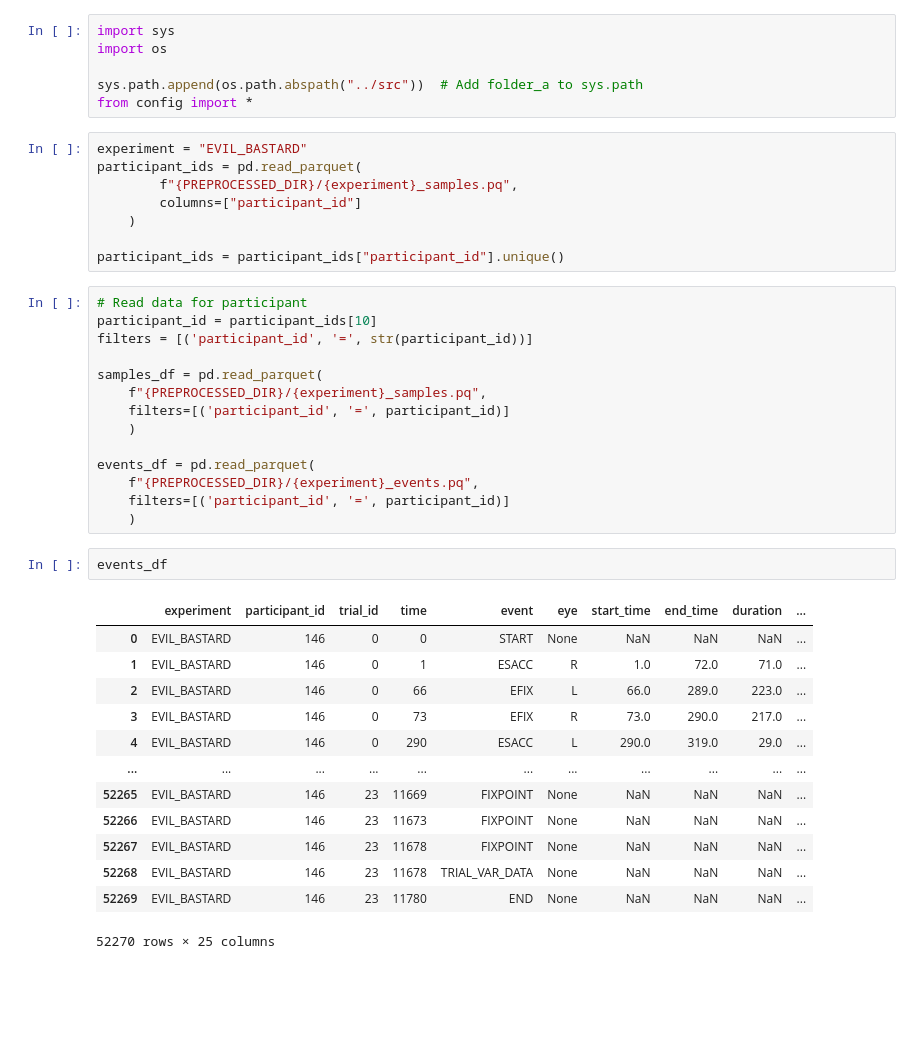
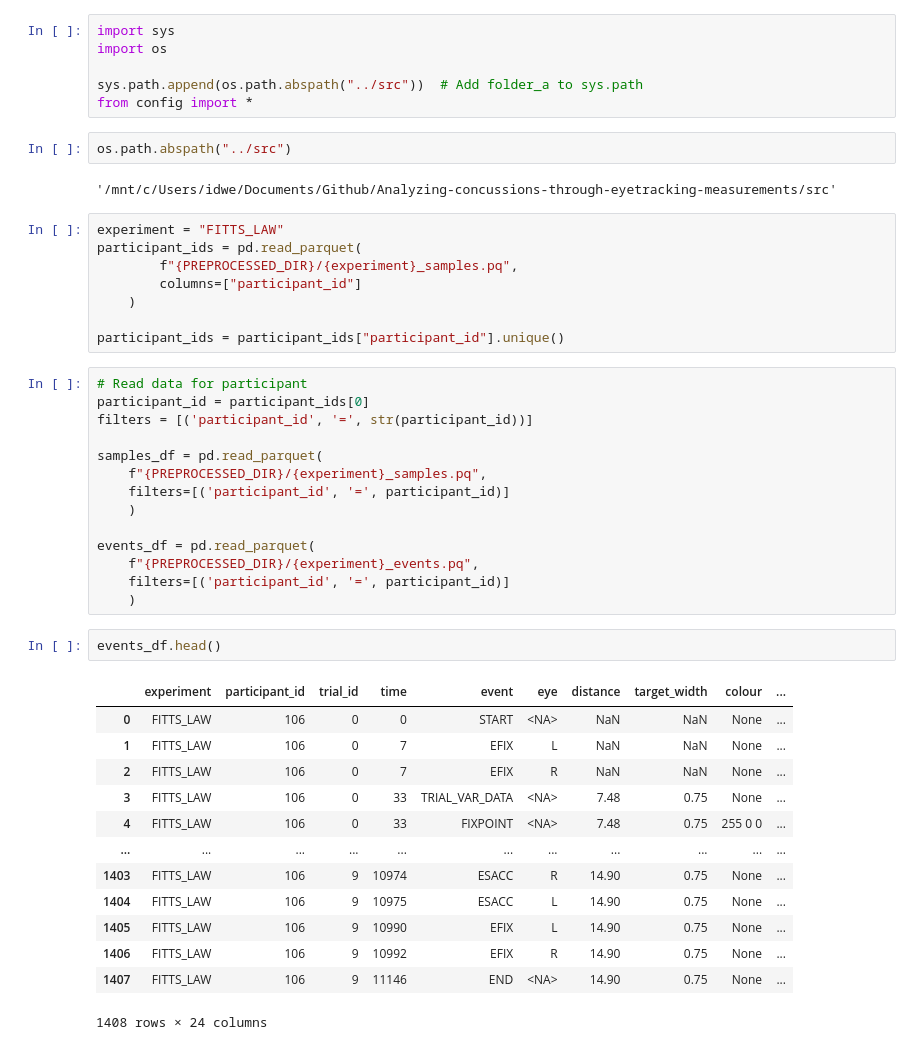
Before and after one commit to krusand/Analyzing-concussions-through-eyetracking-measurements, a Jupyter notebook: VisualisingEyeMovement/VisualisingEyeMovement.ipynb, the cells around one changed output. Drawn from its saved outputs; the diff is of its cells as text; blank space fills up the shorter version.

```diff
--- a/VisualisingEyeMovement/VisualisingEyeMovement.ipynb
+++ b/VisualisingEyeMovement/VisualisingEyeMovement.ipynb
@@ -16,8 +16,12 @@ import os
 
 sys.path.append(os.path.abspath("../src"))  # Add folder_a to sys.path
 from config import *
+# %%
+os.path.abspath("../src")
+# %% [output]
+'/mnt/c/Users/idwe/Documents/Github/Analyzing-concussions-through-eyetracking-measurements/src'
 # %%
-experiment = "EVIL_BASTARD"
+experiment = "FITTS_LAW"
 participant_ids = pd.read_parquet(
         f"{PREPROCESSED_DIR}/{experiment}_samples.pq",
         columns=["participant_id"]
@@ -26,7 +30,7 @@ participant_ids = pd.read_parquet(
 participant_ids = participant_ids["participant_id"].unique()
 # %%
 # Read data for participant
-participant_id = participant_ids[10]
+participant_id = participant_ids[0]
 filters = [('participant_id', '=', str(participant_id))]
 
 samples_df = pd.read_parquet(
@@ -39,21 +43,21 @@ events_df = pd.read_parquet(
     filters=[('participant_id', '=', participant_id)]
     )
 # %%
-events_df
+events_df.head()
 # %% [output]
-|  | experiment | participant_id | trial_id | time | event | eye | start_time | end_time | duration | ... |
-| 0 | EVIL_BASTARD | 146 | 0 | 0 | START | None | NaN | NaN | NaN | ... |
-| 1 | EVIL_BASTARD | 146 | 0 | 1 | ESACC | R | 1.0 | 72.0 | 71.0 | ... |
-| 2 | EVIL_BASTARD | 146 | 0 | 66 | EFIX | L | 66.0 | 289.0 | 223.0 | ... |
-| 3 | EVIL_BASTARD | 146 | 0 | 73 | EFIX | R | 73.0 | 290.0 | 217.0 | ... |
-| 4 | EVIL_BASTARD | 146 | 0 | 290 | ESACC | L | 290.0 | 319.0 | 29.0 | ... |
+|  | experiment | participant_id | trial_id | time | event | eye | distance | target_width | colour | ... |
+| 0 | FITTS_LAW | 106 | 0 | 0 | START | <NA> | NaN | NaN | None | ... |
+| 1 | FITTS_LAW | 106 | 0 | 7 | EFIX | L | NaN | NaN | None | ... |
+| 2 | FITTS_LAW | 106 | 0 | 7 | EFIX | R | NaN | NaN | None | ... |
+| 3 | FITTS_LAW | 106 | 0 | 33 | TRIAL_VAR_DATA | <NA> | 7.48 | 0.75 | None | ... |
+| 4 | FITTS_LAW | 106 | 0 | 33 | FIXPOINT | <NA> | 7.48 | 0.75 | 255 0 0 | ... |
 | ... | ... | ... | ... | ... | ... | ... | ... | ... | ... | ... |
-| 52265 | EVIL_BASTARD | 146 | 23 | 11669 | FIXPOINT | None | NaN | NaN | NaN | ... |
-| 52266 | EVIL_BASTARD | 146 | 23 | 11673 | FIXPOINT | None | NaN | NaN | NaN | ... |
-| 52267 | EVIL_BASTARD | 146 | 23 | 11678 | FIXPOINT | None | NaN | NaN | NaN | ... |
-| 52268 | EVIL_BASTARD | 146 | 23 | 11678 | TRIAL_VAR_DATA | None | NaN | NaN | NaN | ... |
-| 52269 | EVIL_BASTARD | 146 | 23 | 11780 | END | None | NaN | NaN | NaN | ... |
+| 1403 | FITTS_LAW | 106 | 9 | 10974 | ESACC | R | 14.90 | 0.75 | None | ... |
+| 1404 | FITTS_LAW | 106 | 9 | 10975 | ESACC | L | 14.90 | 0.75 | None | ... |
+| 1405 | FITTS_LAW | 106 | 9 | 10990 | EFIX | L | 14.90 | 0.75 | None | ... |
+| 1406 | FITTS_LAW | 106 | 9 | 10992 | EFIX | R | 14.90 | 0.75 | None | ... |
+| 1407 | FITTS_LAW | 106 | 9 | 11146 | END | <NA> | 14.90 | 0.75 | None | ... |
-52270 rows × 25 columns
+1408 rows × 24 columns
 # %%
 trial_id=0
 
```
Also changed, not shown: parts of 2 cells of this notebook.
